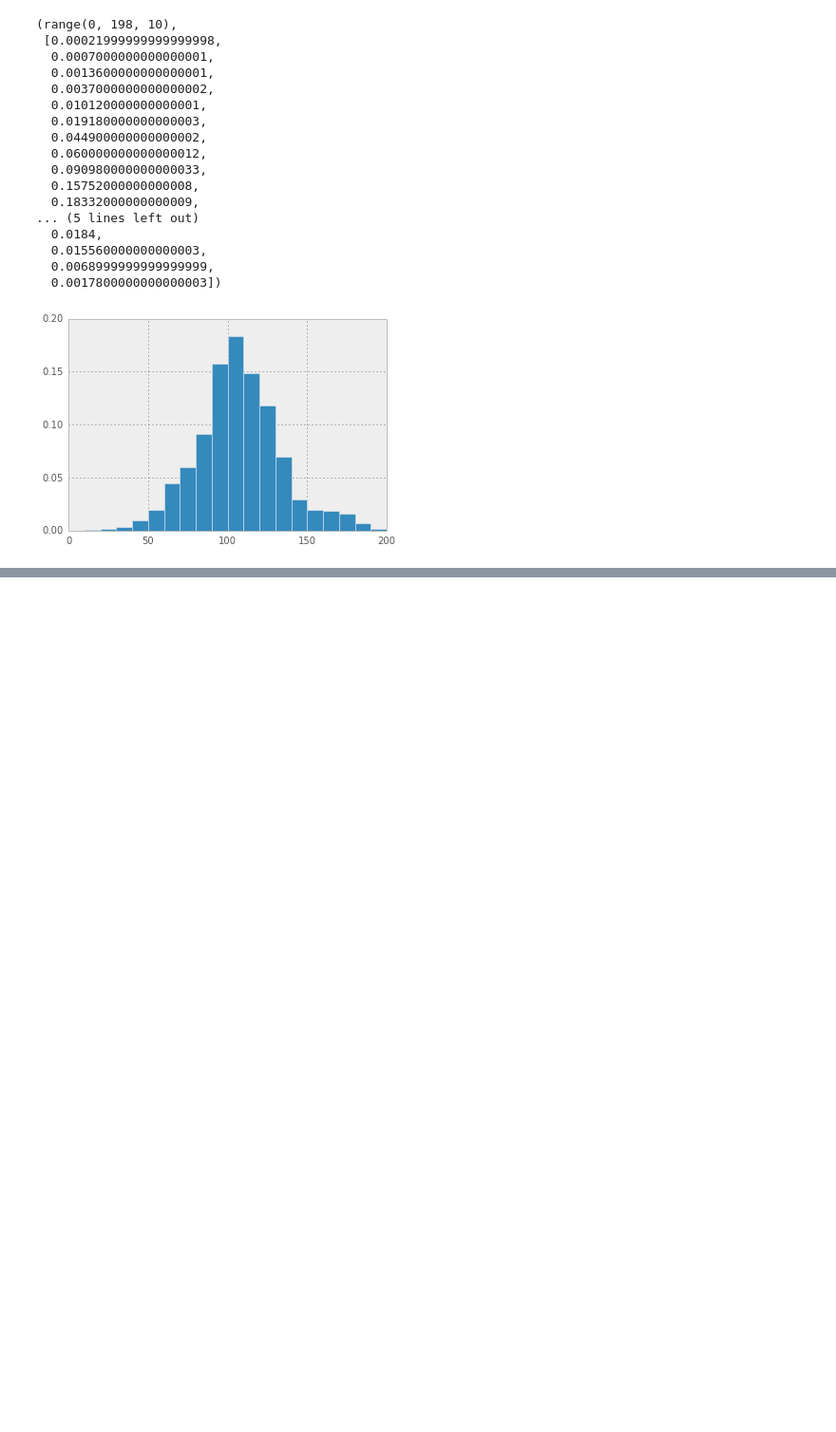
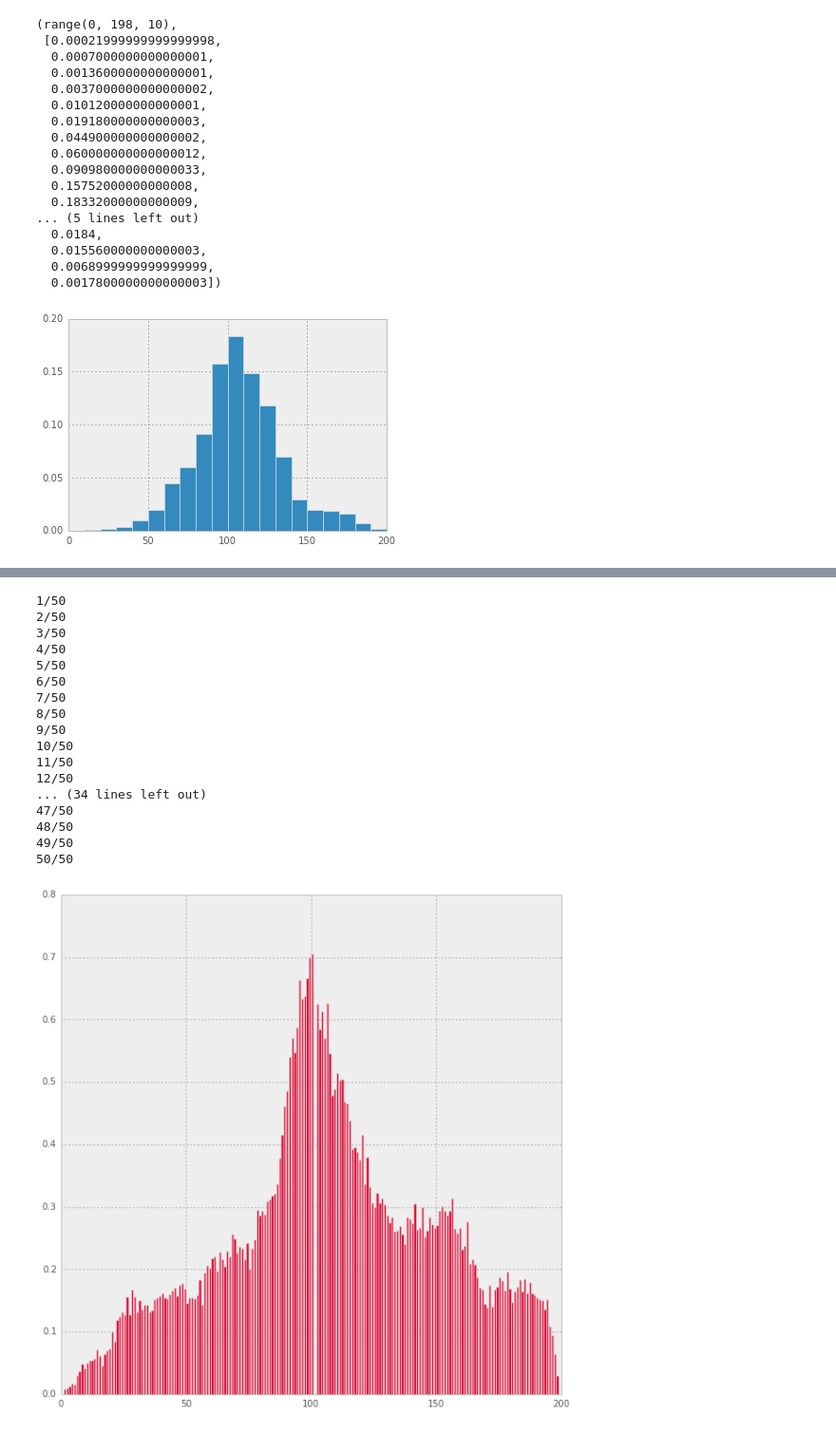
Before and after one commit to ilonajulczuk/hypergraph, a Jupyter notebook: notebooks/Random Walks.ipynb, the cells around one changed output, grey strips where cells are left out. Shown at 95% size. Saved outputs shown, nothing was run; the diff lists cells and outputs as text; code cells hidden in the pictures; blank space fills up the shorter version.

```diff
--- a/notebooks/Random Walks.ipynb
+++ b/notebooks/Random Walks.ipynb
@@ -170,10 +170,12 @@ markov_matrix = prepare_random_walk_transition_matrix(matrix_size)
 # %%
 from hypergraph.diffusion_engine import DiffusionEngine
 # %%
-def simulate_walk(markov_matrix, t_max=1000):
+def simulate_walk(markov_matrix, t_max=1000, starting_point=None):
 
     engine = DiffusionEngine(markov_matrix, t_per_walker=t_max)
-    starting_point = int(len(markov_matrix) / 2)
+
+    if starting_point is None:
+        starting_point = int(len(markov_matrix) / 2)
 
     frequencies, states = engine.simulate_plain(t_max, starting_point)
 
@@ -193,11 +195,11 @@ def simulate_walk(markov_matrix, t_max=1000):
 
     return xs, ys
 # %%
-def illustrate_walk(markov_matrix, N=50):
+def illustrate_walk(markov_matrix, N=50, starting_point=None):
     xs = None
     all_ys = None
     for x in range(N):
-        xs, ys = simulate_walk(markov_matrix)
+        xs, ys = simulate_walk(markov_matrix, starting_point)
         if all_ys is None:
             all_ys = ys
         else:
@@ -369,0 +383,21 @@ plot_binned(line_hyper_edges_ys, N=10)
+# %%
+xs, line_edges_ys = illustrate_walk(hypergraph_line_walk_matrix)
+# %% [output]
+1/50
+2/50
+3/50
+4/50
+5/50
+6/50
+7/50
+8/50
+9/50
+10/50
+11/50
+12/50
+... (34 lines left out)
+47/50
+48/50
+49/50
+50/50
+[figure, added]
```
Also changed, not shown: parts of 10 cells of this notebook, 1 other file.
